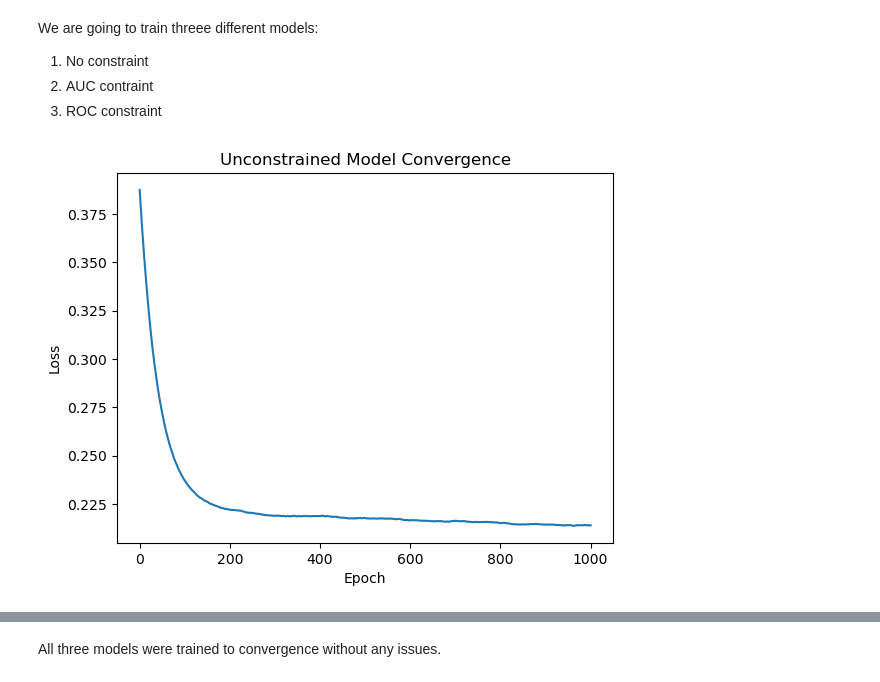
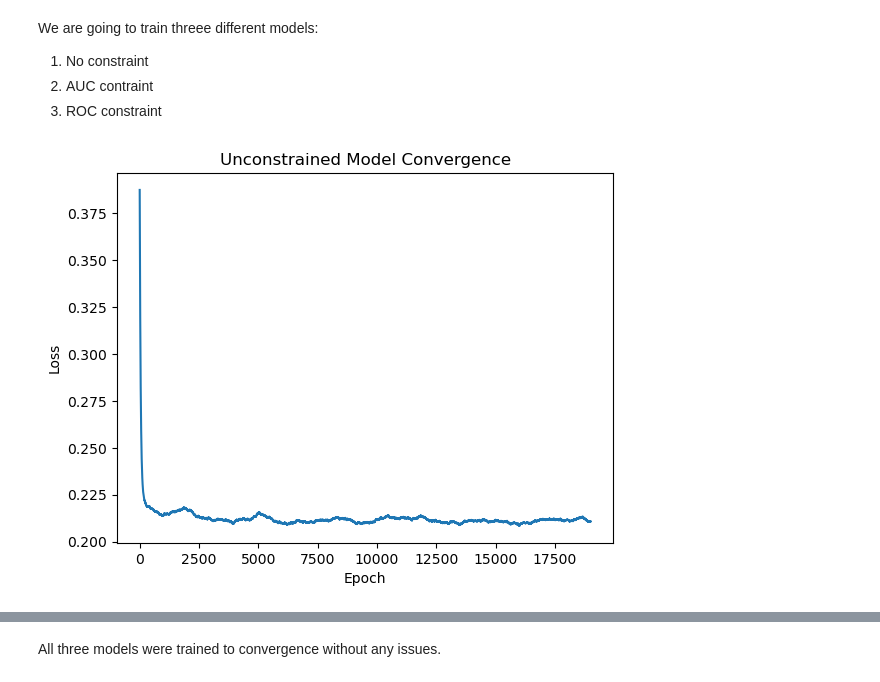
Before and after one commit to alexandremr01/roc-fairness-constraints, a Jupyter notebook: roc_fairness.ipynb, the cells around one changed output, grey strips where cells are left out. Drawn from its saved outputs; the diff is of its cells as text; code cells hidden in the pictures.

```diff
--- a/roc_fairness.ipynb
+++ b/roc_fairness.ipynb
@@ -194,8 +194,16 @@ class AUCLoss():
 
     def _compute(self, score, y, z, B):
         rel_auc, auc = incomplete_auc(score, y, B)
-        rel_auc_0, auc_0 = incomplete_auc(score[z == 0], y[z == 0], B)
-        rel_auc_1, auc_1 = incomplete_auc(score[z == 1], y[z == 1], B)
+
+        # Distinguish between positive man and negative women
+        filter1 = ((z==1) & (y==1)) | ((z==0) & (y==-1))
+        label1 = ((z==1) & (y==1)).int()
+        # Distinguish between positive women and negative man
+        filter2 = ((z==1) & (y==-1)) | ((z==0) & (y==1))
+        label2 = ((z==0) & (y==1)).int()
+
+        rel_auc_0, auc_0 = incomplete_auc(score[filter1], label1[filter1], B)
+        rel_auc_1, auc_1 = incomplete_auc(score[filter2], label2[filter2], B)
 
         rel_fair_auc = rel_auc_0 - rel_auc_1
         fair_auc = auc_0 - auc_1
@@ -355,17 +362,17 @@ We are going to train threee different models:
 # %%
 unconstrained_loss = AUCLoss(lambd=0, adapt_step=0)
 model_noconstraint, history = train_model(
     loss_calculator=unconstrained_loss,
     lr=1e-3,
     coef_regularization=0.05,
-    n_epochs=2000
+    n_epochs=20000
 )
 
 plt.plot(moving_average(history))
 plt.xlabel('Epoch')
 plt.ylabel('Loss')
 plt.title('Unconstrained Model Convergence')
 plt.show()
 # %% [output]
-[figure, old version]
+[figure, new version]
 # %%
```
Also changed, not shown: parts of 10 cells of this notebook.
